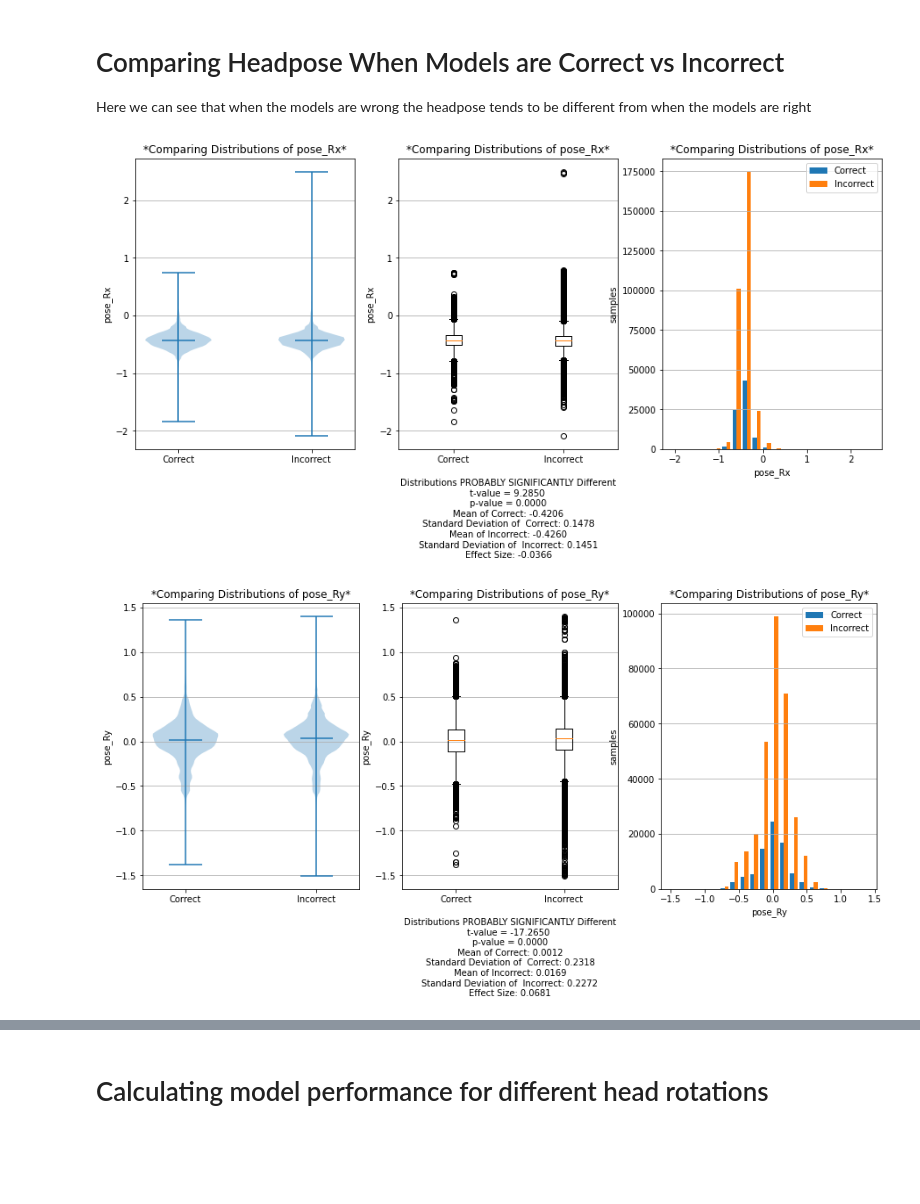
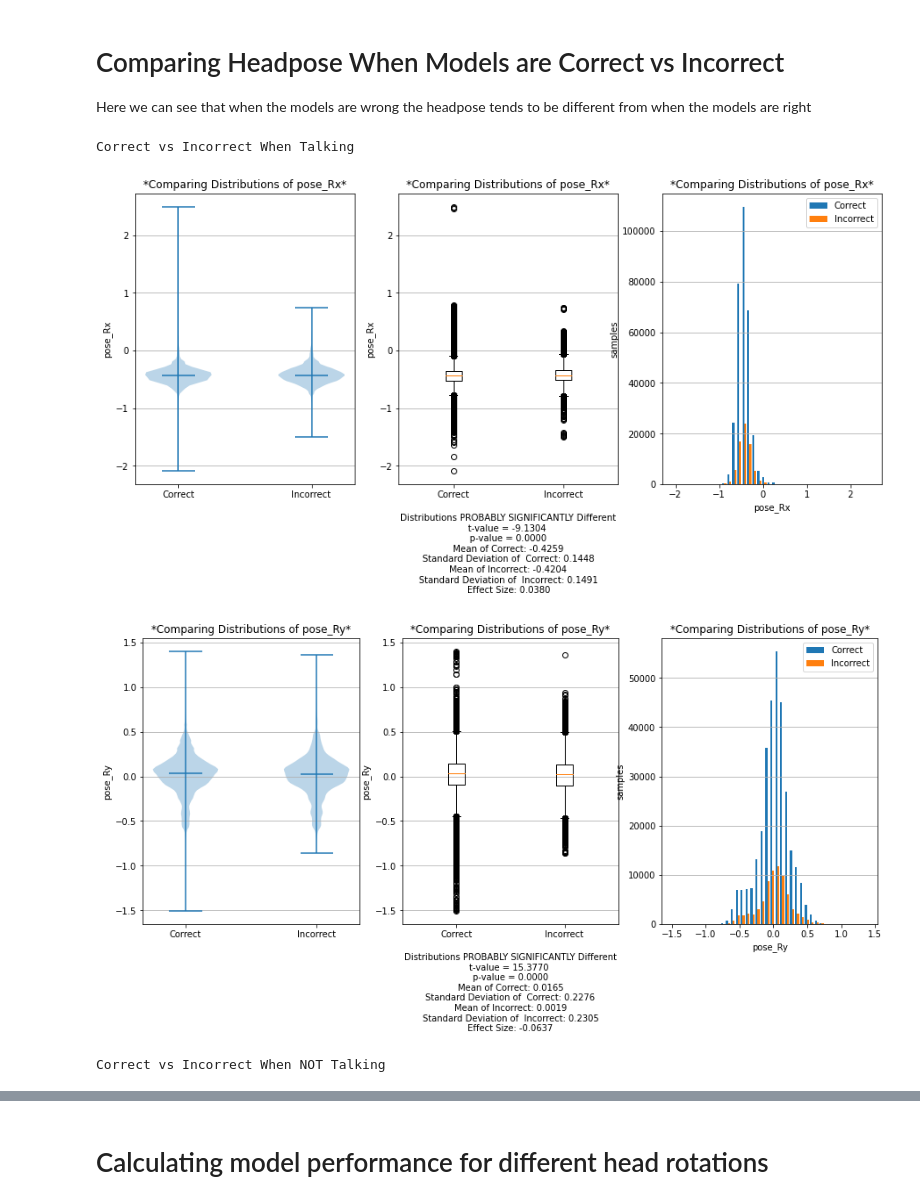
Before and after one commit to chrismbirmingham/tcn_blstm, a Jupyter notebook: Visualize_Features.ipynb, the cells around one changed output, grey strips where cells are left out. Drawn from its saved outputs; the diff is of its cells as text; code cells hidden in the pictures; blank space fills up the shorter version.

Commit message:
Latest with two layers

```diff
--- a/Visualize_Features.ipynb
+++ b/Visualize_Features.ipynb
@@ -97,0 +106,4 @@ at = ["p1_at","p2_at"]
+# %%
+s=(14,4.5)
+full_df[['SPEECH-LABEL', 'TURN-LABEL']].plot(kind='hist',subplots=True,sharex=True,sharey=True,title='Labels',bins=2, layout=[1,2],figsize=s)
+plt.show()
@@ -97,0 +134,7 @@ at = ["p1_at","p2_at"]
+# %%
+for l in ["SPEECH", "TURN"]:
+    for m in ["TCN","BLSTM"]:
+        for f in ["SYNCNET","PERFECTMATCH"]:
+            for n in ["1LAYER","2LAYER"]:
+                full_df[[f'{n}_{l}_{m}_{f}-0Conf', f'{n}_{l}_{m}_{f}-1Conf']].plot(kind='hist',subplots=True,sharey=True,title=f'{n}_{l}_{m}_{f}',bins=20,layout=[1,2],figsize=s)
+                plt.show()
@@ -102,20 +309,8 @@ Here we can see that when the models are wrong the headpose tends to be differen
 # %%
 columns = pose
-
-cond1A = full_df["TCN-SYNCNET-SPEECH-1Conf"] < full_df["TCN-SYNCNET-SPEECH-0Conf"] #TCN thinks speaking
-cond2A = full_df["SPEECH-LABEL"] == 1
-dfA = full_df[columns][cond1A & cond2A]
-
-cond1B = full_df["TCN-SYNCNET-SPEECH-1Conf"] > full_df["TCN-SYNCNET-SPEECH-0Conf"] #TCN thinks not speaking
-cond2B = full_df["SPEECH-LABEL"] == 1
-
-dfB = full_df[columns][cond1B & cond2B]
-
-data_to_compare = [dfA,dfB]
-for c in columns:
-    sets = [df[c].values for df in data_to_compare]
-    compare_distributions(sets, c, categories=["Correct","Incorrect"], save=False)
-# plot_hist(data_to_compare, columns, "TCN Speech Correct vs Incorrect")
+compare_correct_incorrect(pose, 1, "TCN", "PERFECTMATCH", "SPEECH")
 # %% [output]
+Correct vs Incorrect When Talking
-[figure, old version]
+[figure, new version]
-[figure, old version]
+[figure, new version]
+Correct vs Incorrect When NOT Talking
```
Also changed, not shown: parts of 25 cells of this notebook, 2 other files.
